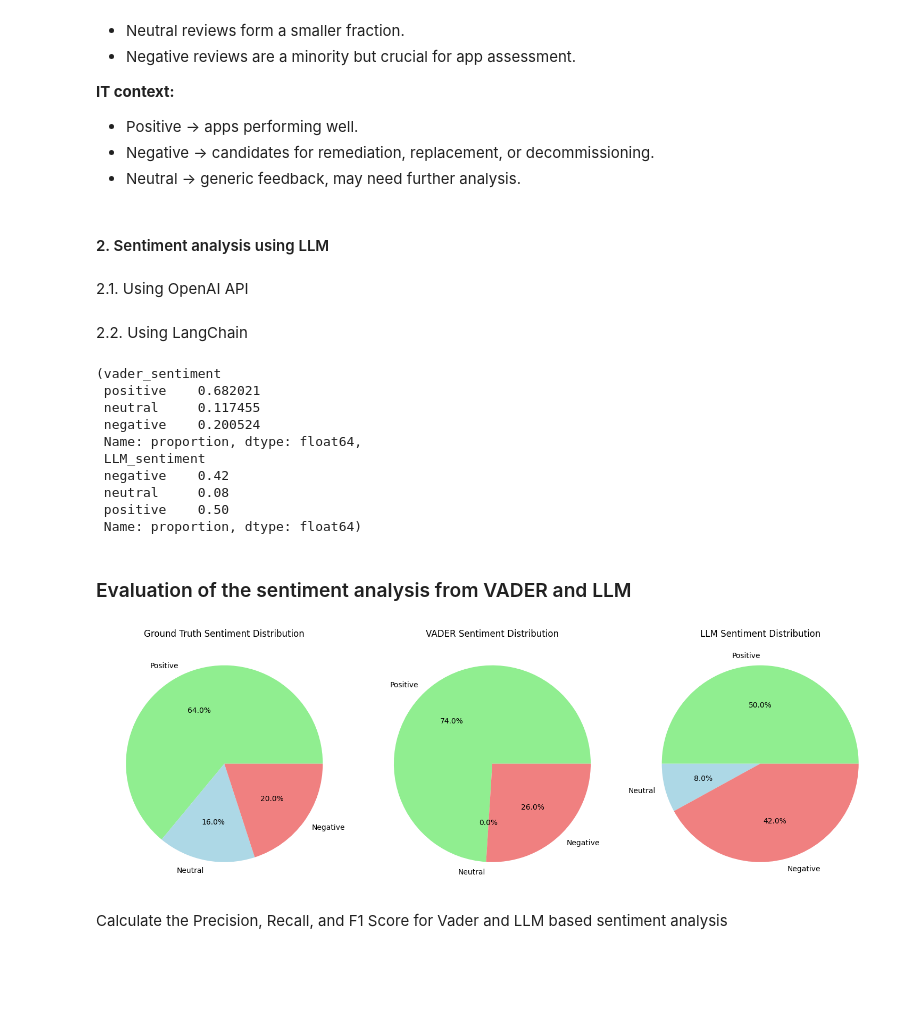
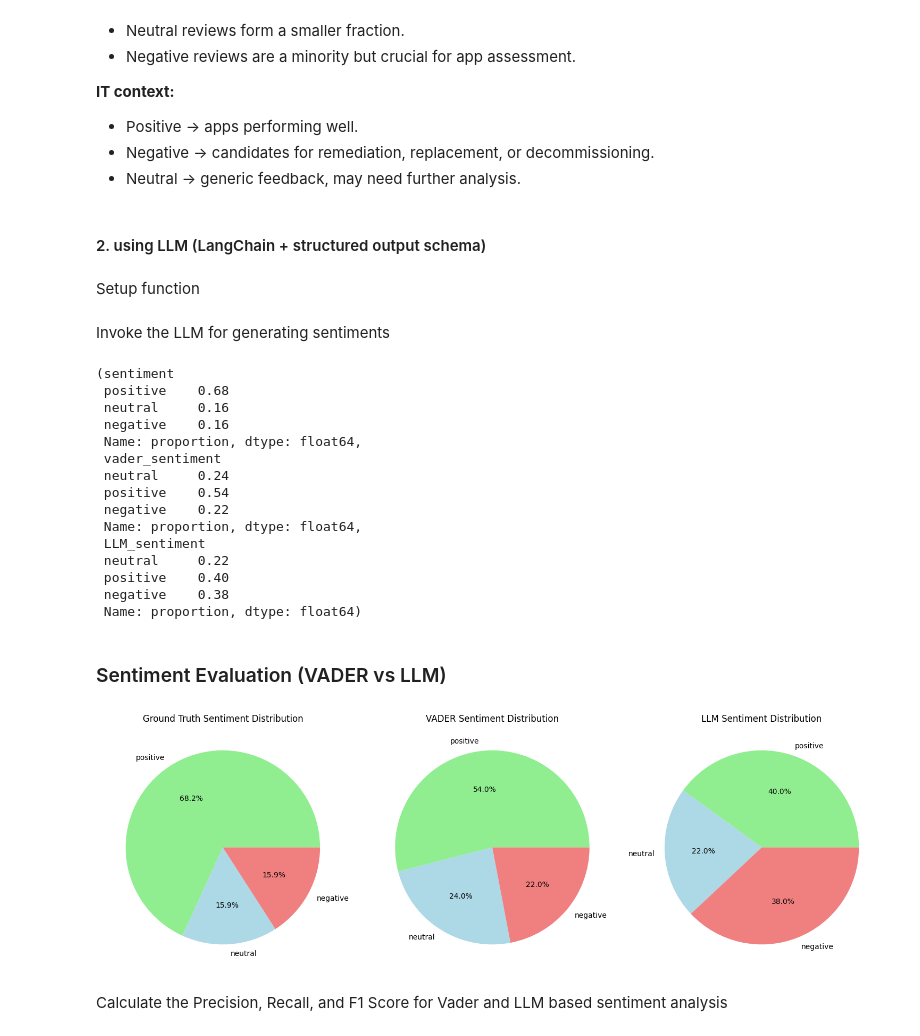
Before and after one commit to gaurav00700/SentimentAnalysis_GooglePlayStoreApps, a Jupyter notebook: part2_sentiment_analysis_googleplay.ipynb, the cells around one changed output. Cells and saved outputs as stored; diff of their text form; code cells hidden in the pictures; blank space fills up the shorter version.

```diff
--- a/part2_sentiment_analysis_googleplay.ipynb
+++ b/part2_sentiment_analysis_googleplay.ipynb
@@ -40,6 +43,12 @@ reviews_clean = reviews.dropna(subset=['translated_review']).copy()
 reviews_clean.reset_index(drop=True, inplace=True)  # Reset index to avoid issues with dropped rows
 reviews_clean.drop_duplicates(subset='translated_review', inplace=True)
 
+# Convert the sentiment to lower case
+reviews_clean['sentiment'] = reviews_clean['sentiment'].apply(lambda x: x.lower() if not pd.isna(x) else x)
+
+# Filter reviews without sentiments
+reviews_clean = reviews_clean[~reviews_clean.sentiment.isna()]
+
 # View the first few rows of the cleaned dataset
 reviews_clean.head()
 # %% [output]
@@ -213,10 +235,12 @@ reviews_clean.head()
 # %%
+sentiment_cls = ('positive','neutral','negative')
+
 # Visualize the Distribution Pie plot
 plot_df = reviews_clean['vader_sentiment'].value_counts(normalize=True)
 # reviews_clean['vader_sentiment'].value_counts(normalize=True, sort=False).plot.pie(
 #     autopct='%1.1f%%', colors=['lightgreen','lightcoral','lightblue'], title="VADER Sentiment Distribution"
 # )
-plt.pie([plot_df.get(s,0) for s in ('positive','neutral','negative')], autopct='%1.1f%%', labels=['Positive', 'Neutral', 'Negative'], colors=['lightgreen', 'lightblue', 'lightcoral'])
+plt.pie([plot_df.get(s,0) for s in sentiment_cls], autopct='%1.1f%%', labels=sentiment_cls, colors=['lightgreen', 'lightblue', 'lightcoral'])
 plt.title("VADER Sentiment Distribution")
 plt.show()
 # %% [output]
@@ -272,6 +297,4 @@ Name: count, dtype: int64
 - Negative → candidates for remediation, replacement, or decommissioning.
 - Neutral → generic feedback, may need further analysis.
 # %% [markdown]
-#### 2. Sentiment analysis using LLM
+#### 2. using LLM (LangChain + structured output schema)
-# %% [markdown]
-2.1. Using OpenAI API
@@ -319,5 +301,5 @@ def sentiment_classification_openai(sample_reviews, model='gpt-4o-mini', tempera
 # %% [markdown]
-2.2. Using LangChain
+Setup function
 # %%
 class SentimentSchema(BaseModel):
     """Schema for sentiment analysis"""
@@ -372,32 +342,54 @@ def sentiment_classification_ollama(sample_reviews, llm_chain):
         # Appending sentiment to the labels list
         labels.append(response.sentiment)
     return labels
+# %% [markdown]
+Invoke the LLM for generating sentiments
 # %%
 # Sample dataset
 max_samples = 50
 sample_reviews = reviews_clean.sample(max_samples, random_state=42)
 
+# Create LLM
+# llm = ChatOpenAI(
+#     model="gpt-4o-mini",
+#     max_retries=2,
+#     temperature=0.0
+#     )
+llm = ChatOllama(
+    base_url="localhost:11434",
+    model="llama3.1:8b",
+    temperature=0.0
+)
+
 # Predict sentiments using LLM
-llm_labels = sentiment_classification_ollama(sample_reviews, sentiment_chain)
-# llm_labels = sentiment_classification_openai(sample_reviews)
+llm_labels = sentiment_classification_ollama(llm, sample_reviews)
 
 # Add new column of LLM sentiment prediction
 sample_reviews['LLM_sentiment'] = llm_labels
 # %%
-reviews_clean['vader_sentiment'].value_counts(normalize=True, sort=False), sample_reviews['LLM_sentiment'].value_counts(normalize=True, sort=False)
+(
+    sample_reviews['sentiment'].value_counts(normalize=True, sort=False).round(2),
+    sample_reviews['vader_sentiment'].value_counts(normalize=True, sort=False).round(2),
+    sample_reviews['LLM_sentiment'].value_counts(normalize=True, sort=False).round(2)
+    )
 # %% [output]
-(vader_sentiment
- positive    0.682021
- neutral     0.117455
- negative    0.200524
+(sentiment
+ positive    0.68
+ neutral     0.16
+ negative    0.16
+ Name: proportion, dtype: float64,
+ vader_sentiment
+ neutral     0.24
+ positive    0.54
+ negative    0.22
  Name: proportion, dtype: float64,
  LLM_sentiment
- negative    0.42
- neutral     0.08
- positive    0.50
+ neutral     0.22
+ positive    0.40
+ negative    0.38
  Name: proportion, dtype: float64)
 # %% [markdown]
-### Evaluation of the sentiment analysis from VADER and LLM
+### Sentiment Evaluation (VADER vs LLM)
 # %%
 # # Visualize the Distribution Pie plot
 # plot_df = sample_reviews['LLM_sentiment'].value_counts(normalize=True)
@@ -407,25 +399,25 @@ reviews_clean['vader_sentiment'].value_counts(normalize=True, sort=False), sampl
 # %%
 # Visualize the Distribution Pie plot
 fig, axs = plt.subplots(1, 3, figsize=(15, 5))
 
 # Plot LLM sentiment distribution on first subplot
 plot_df_gt = sample_reviews['sentiment'].value_counts(normalize=True)
-axs[0].pie([plot_df_gt.get(s,0) for s in ['Positive', 'Neutral', 'Negative']], labels=['Positive', 'Neutral', 'Negative'], colors=['lightgreen', 'lightblue', 'lightcoral'], autopct='%1.1f%%')
+axs[0].pie([plot_df_gt.get(s,0) for s in sentiment_cls], labels=sentiment_cls, colors=['lightgreen', 'lightblue', 'lightcoral'], autopct='%1.1f%%')
 axs[0].set_title("Ground Truth Sentiment Distribution")
 
 # # Plot Vader sentiment distribution on second subplot
 plot_df_vader = sample_reviews['vader_sentiment'].value_counts(normalize=True)
-axs[1].pie([plot_df_vader.get(s,0) for s in ['positive', 'neutral', 'negative']], labels=['Positive', 'Neutral', 'Negative'], colors=['lightgreen', 'lightblue', 'lightcoral'], autopct='%1.1f%%')
+axs[1].pie([plot_df_vader.get(s,0) for s in sentiment_cls], labels=sentiment_cls, colors=['lightgreen', 'lightblue', 'lightcoral'], autopct='%1.1f%%')
 axs[1].set_title("VADER Sentiment Distribution")
 
 # # Plot GT sentiment distribution on third subplot
 plot_df_llm = sample_reviews['LLM_sentiment'].value_counts(normalize=True)
-axs[2].pie([plot_df_llm.get(s,0) for s in ['positive', 'neutral', 'negative']], labels=['Positive', 'Neutral', 'Negative'], colors=['lightgreen', 'lightblue', 'lightcoral'], autopct='%1.1f%%')
+axs[2].pie([plot_df_llm.get(s,0) for s in sentiment_cls], labels=sentiment_cls, colors=['lightgreen', 'lightblue', 'lightcoral'], autopct='%1.1f%%')
 axs[2].set_title("LLM Sentiment Distribution")
 
 plt.tight_layout()
 plt.show()
 # %% [output]
-[figure, old version]
+[figure, new version]
 # %% [markdown]
 Calculate the Precision, Recall, and F1 Score for Vader and LLM based sentiment analysis
```
Also changed, not shown: parts of 21 cells of this notebook.
